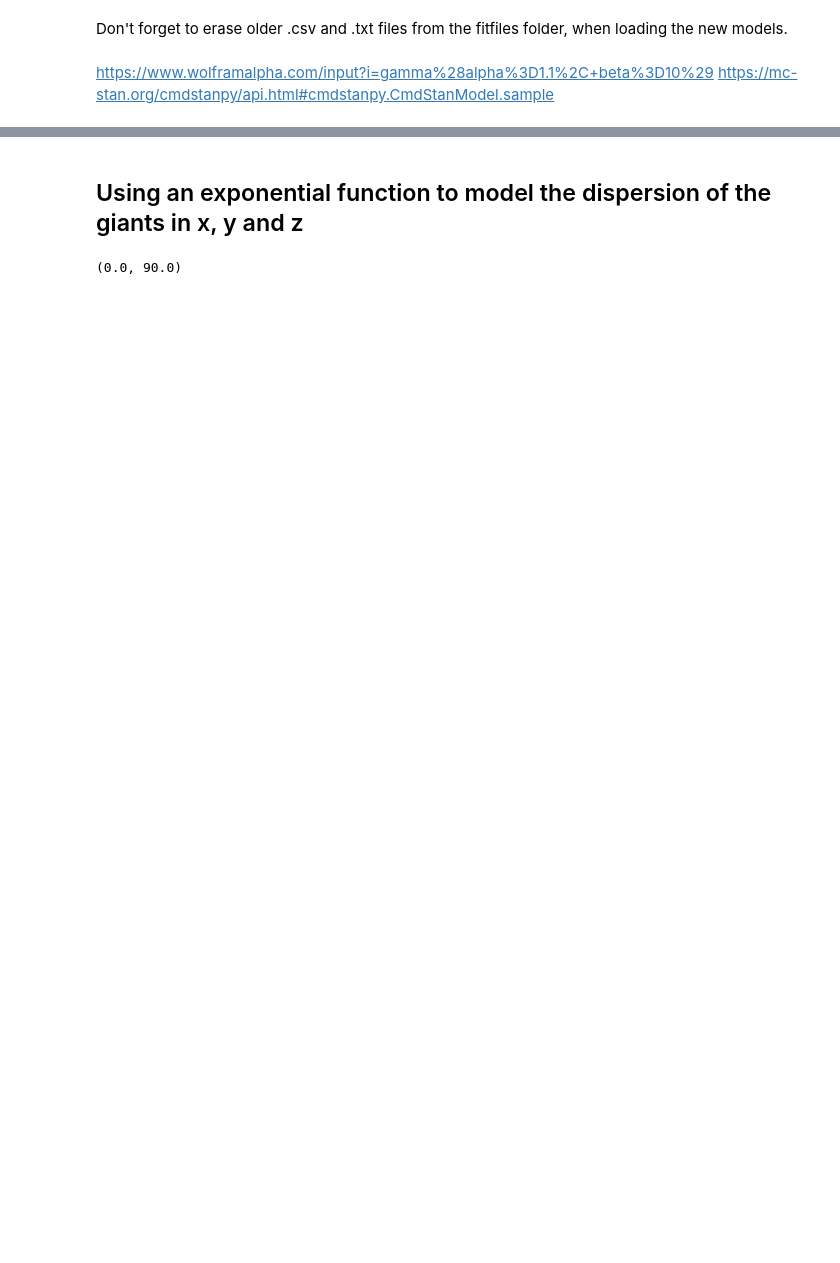
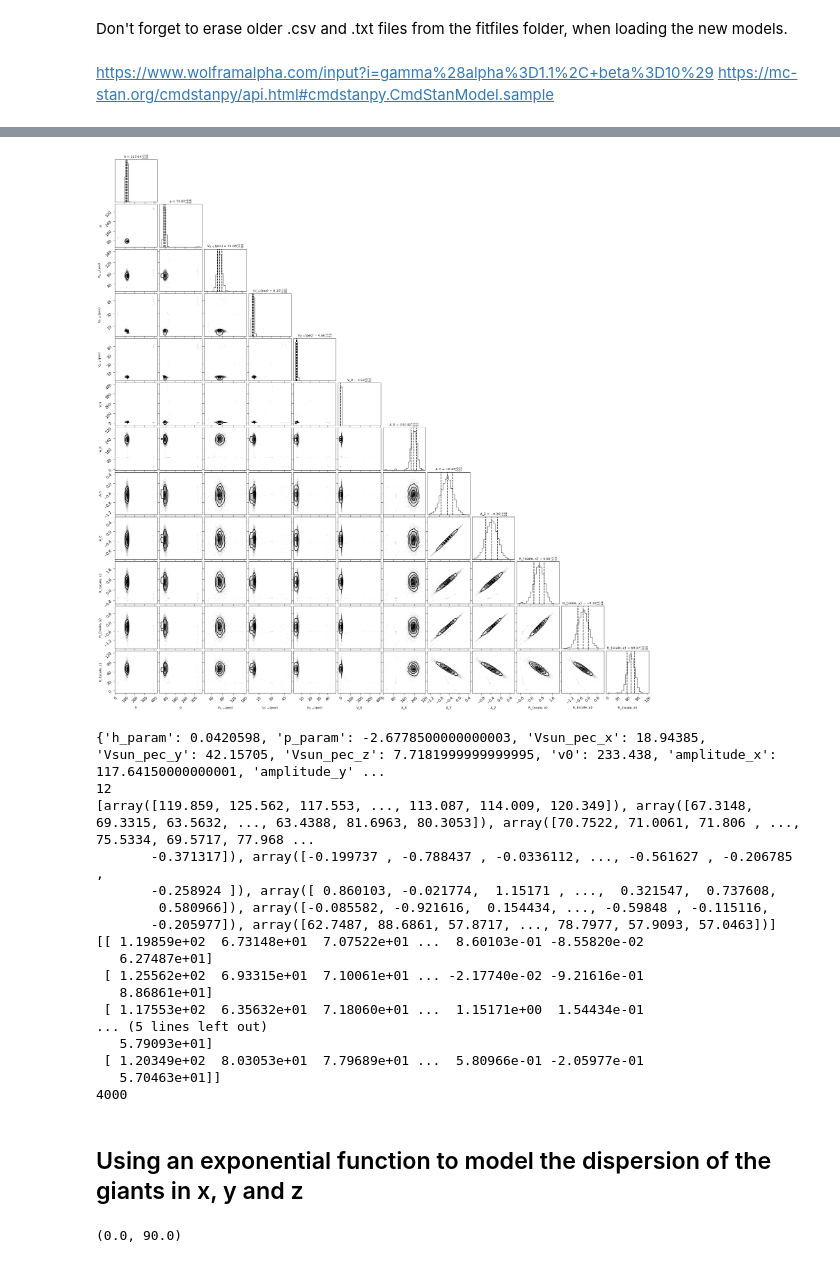
Before and after one commit to RRijnenberg/milkyway-rotation-curve_fork, a Jupyter notebook: OBA_ModelFitFile.ipynb, the cells around one changed output, grey strips where cells are left out. Saved outputs shown, nothing was run; the diff lists cells and outputs as text; code cells hidden in the pictures; blank space fills up the shorter version.

```diff
--- a/OBA_ModelFitFile.ipynb
+++ b/OBA_ModelFitFile.ipynb
@@ -300,6 +319,8 @@ for par in stan_model['parnames']:
     print(f"{par} = {q2:.1f}+{q3-q2:.1f}-{q2-q1:.1f}")
 
 sample_lists = []
+for i, par in zip(range(12, 12+stan_model['npars']), stan_model['parnames']): # Adjusted the number from 9 to 2 (# of parameters)
+    sample_lists.append(fgkm_fit.draws()[:,:,i].flatten())
 samples = np.vstack(sample_lists).transpose()
 
 useagab(usetex=False, fontfam='sans-serif', fontsize=14, ncolors=10)
@@ -336,3 +372,21 @@ ValueError: need at least one array to concatenate
+[figure, added]
+{'h_param': 0.0420598, 'p_param': -2.6778500000000003, 'Vsun_pec_x': 18.94385, 'Vsun_pec_y': 42.15705, 'Vsun_pec_z': 7.7181999999999995, 'v0': 233.438, 'amplitude_x': 117.64150000000001, 'amplitude_y' ...
+12
+[array([119.859, 125.562, 117.553, ..., 113.087, 114.009, 120.349]), array([67.3148, 69.3315, 63.5632, ..., 63.4388, 81.6963, 80.3053]), array([70.7522, 71.0061, 71.806 , ..., 75.5334, 69.5717, 77.968 ...
+       -0.371317]), array([-0.199737 , -0.788437 , -0.0336112, ..., -0.561627 , -0.206785 ,
+       -0.258924 ]), array([ 0.860103, -0.021774,  1.15171 , ...,  0.321547,  0.737608,
+        0.580966]), array([-0.085582, -0.921616,  0.154434, ..., -0.59848 , -0.115116,
+       -0.205977]), array([62.7487, 88.6861, 57.8717, ..., 78.7977, 57.9093, 57.0463])]
+[[ 1.19859e+02  6.73148e+01  7.07522e+01 ...  8.60103e-01 -8.55820e-02
+   6.27487e+01]
+ [ 1.25562e+02  6.93315e+01  7.10061e+01 ... -2.17740e-02 -9.21616e-01
+   8.86861e+01]
+ [ 1.17553e+02  6.35632e+01  7.18060e+01 ...  1.15171e+00  1.54434e-01
+... (5 lines left out)
+   5.79093e+01]
+ [ 1.20349e+02  8.03053e+01  7.79689e+01 ...  5.80966e-01 -2.05977e-01
+   5.70463e+01]]
+4000
 # %% [markdown]
 ## Using an exponential function to model the dispersion of the giants in x, y and z
 # %%
```
Also changed, not shown: parts of 12 cells of this notebook, 8 other files.
